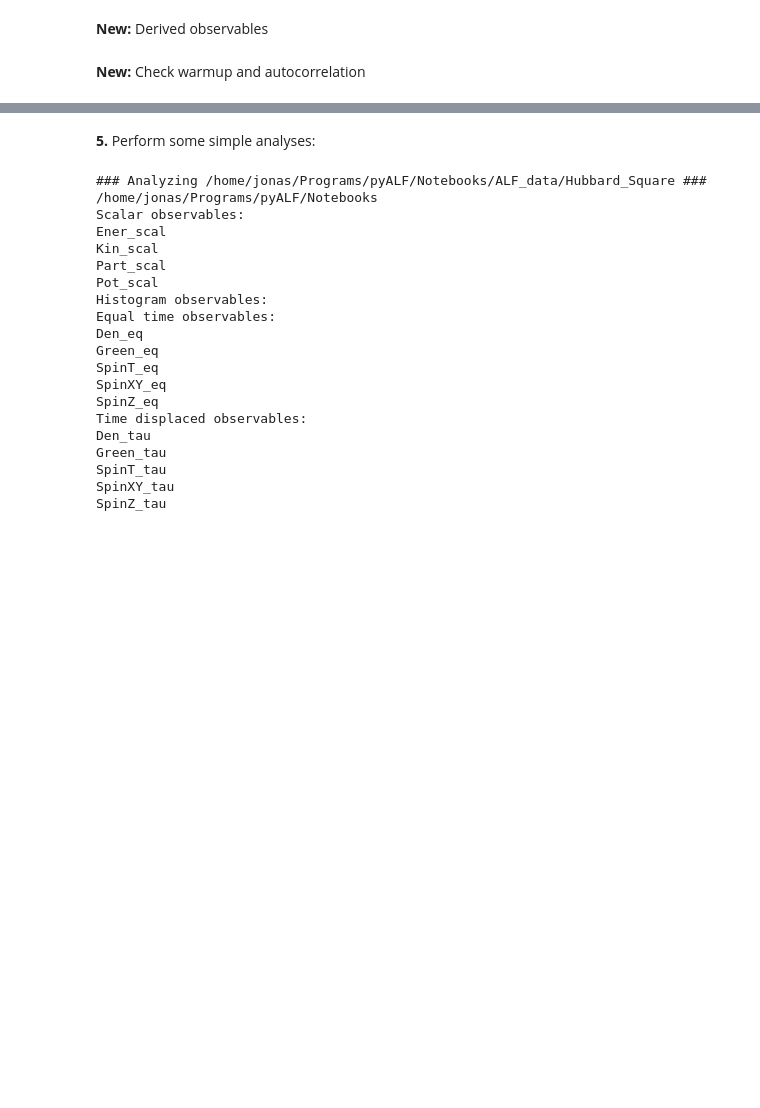
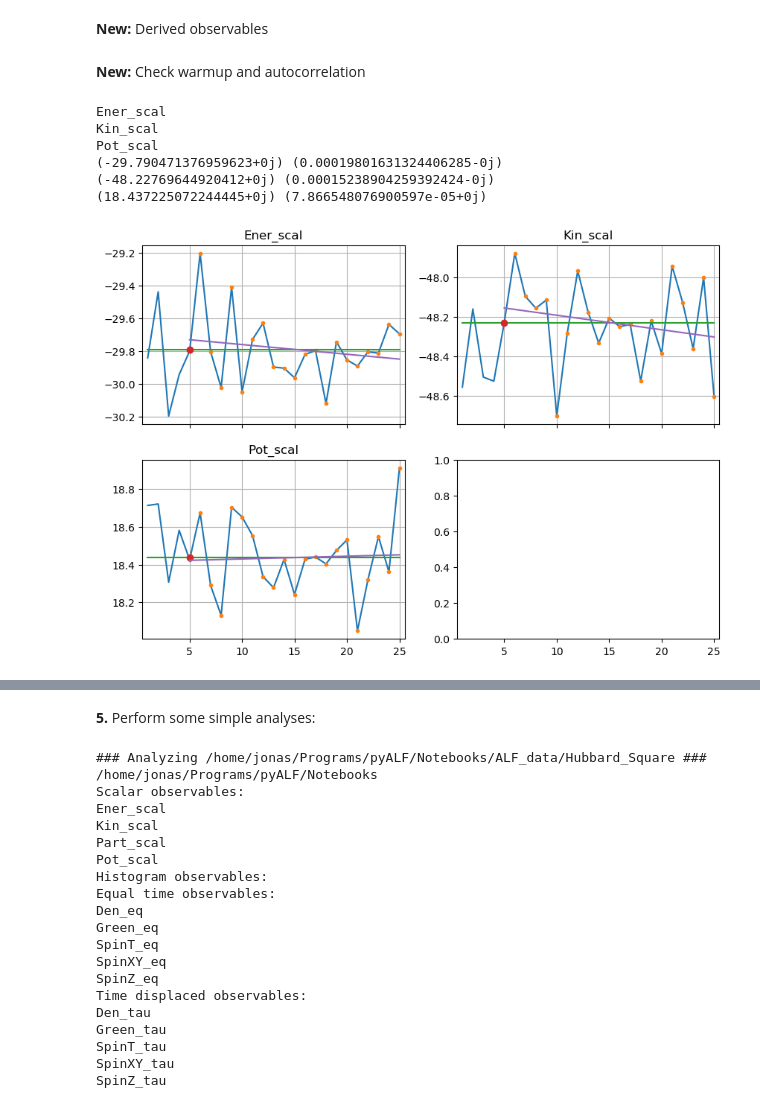
Before and after one commit to ALF-QMC/pyALF, a Jupyter notebook: Notebooks/minimal_ALF_run.ipynb, the cells around one changed output, grey strips where cells are left out. Drawn from its saved outputs; the diff is of its cells as text; code cells hidden in the pictures; blank space fills up the shorter version.

```diff
--- a/Notebooks/minimal_ALF_run.ipynb
+++ b/Notebooks/minimal_ALF_run.ipynb
@@ -58,11 +58,9 @@ def R_k(obs, back, sign, N_orb, N_tau, dtau, latt, ks=[[0., 0.]], mat=None):
 # %%
 def E_pot_kin()
 # %%
-sim.add_observable({
-    'name': 'R_AFM',
+sim.custom_obs['R_AFM']= {
     'needs': ['Spin_eq'],
     'function': R_k,
     'kwargs': {'ks': [[np.pi, np.pi]]}
-})
 # %% [markdown]
 **New:** Check warmup and autocorrelation
@@ -69,3 +70,11 @@ sim.add_observable({
 # %%
-sim.check_warmup(['Ener_scal', 'R_AFM'])
+sim.check_warmup(['Ener_scal', 'Kin_scal', 'Pot_scal'])
+# %% [output]
+Ener_scal
+Kin_scal
+Pot_scal
+(-29.790471376959623+0j) (0.00019801631324406285-0j)
+(-48.22769644920412+0j) (0.00015238904259392424-0j)
+(18.437225072244445+0j) (7.866548076900597e-05+0j)
+[figure, added]
 # %%
```
Also changed, not shown: parts of 2 cells of this notebook, 3 other files.
